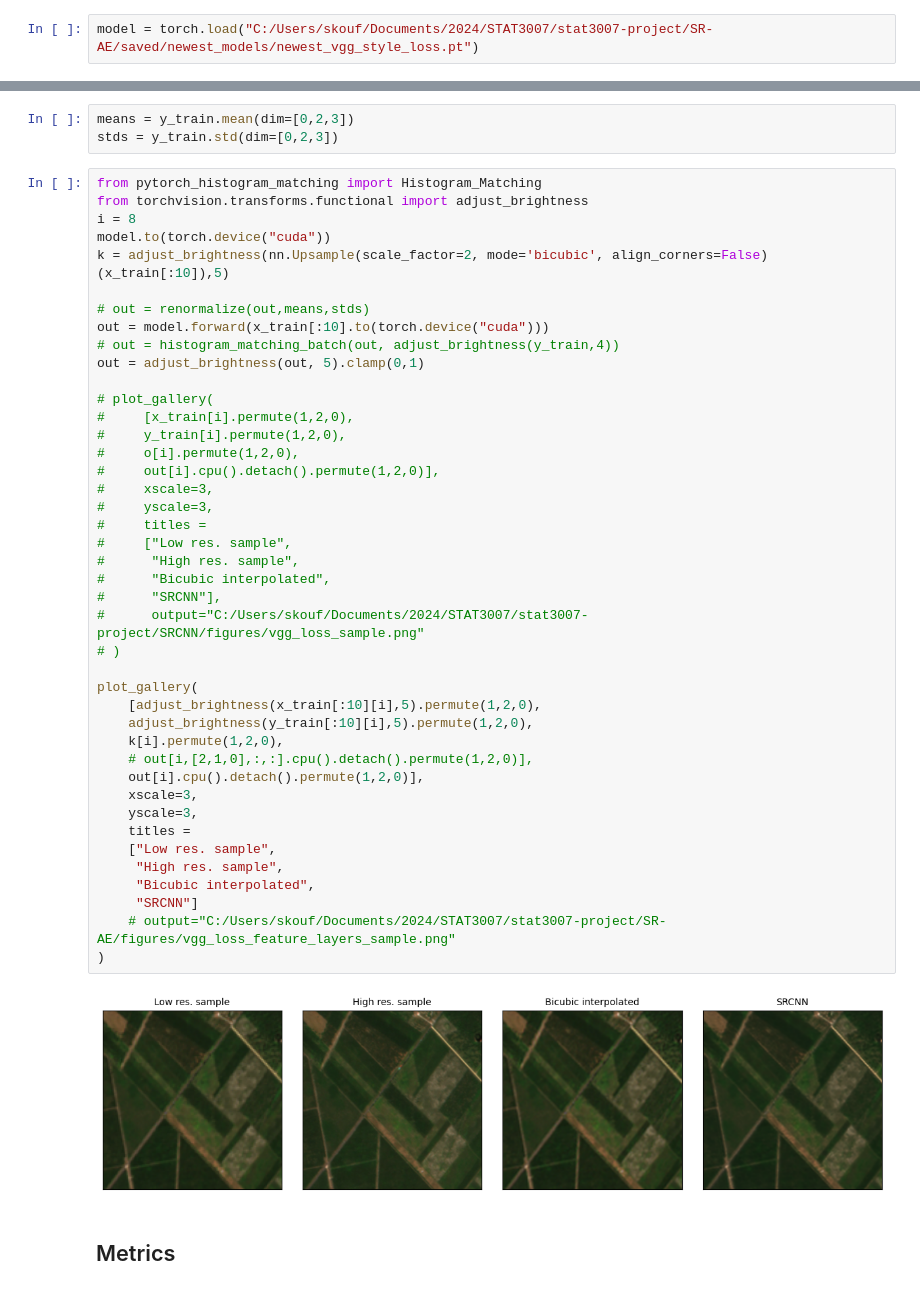
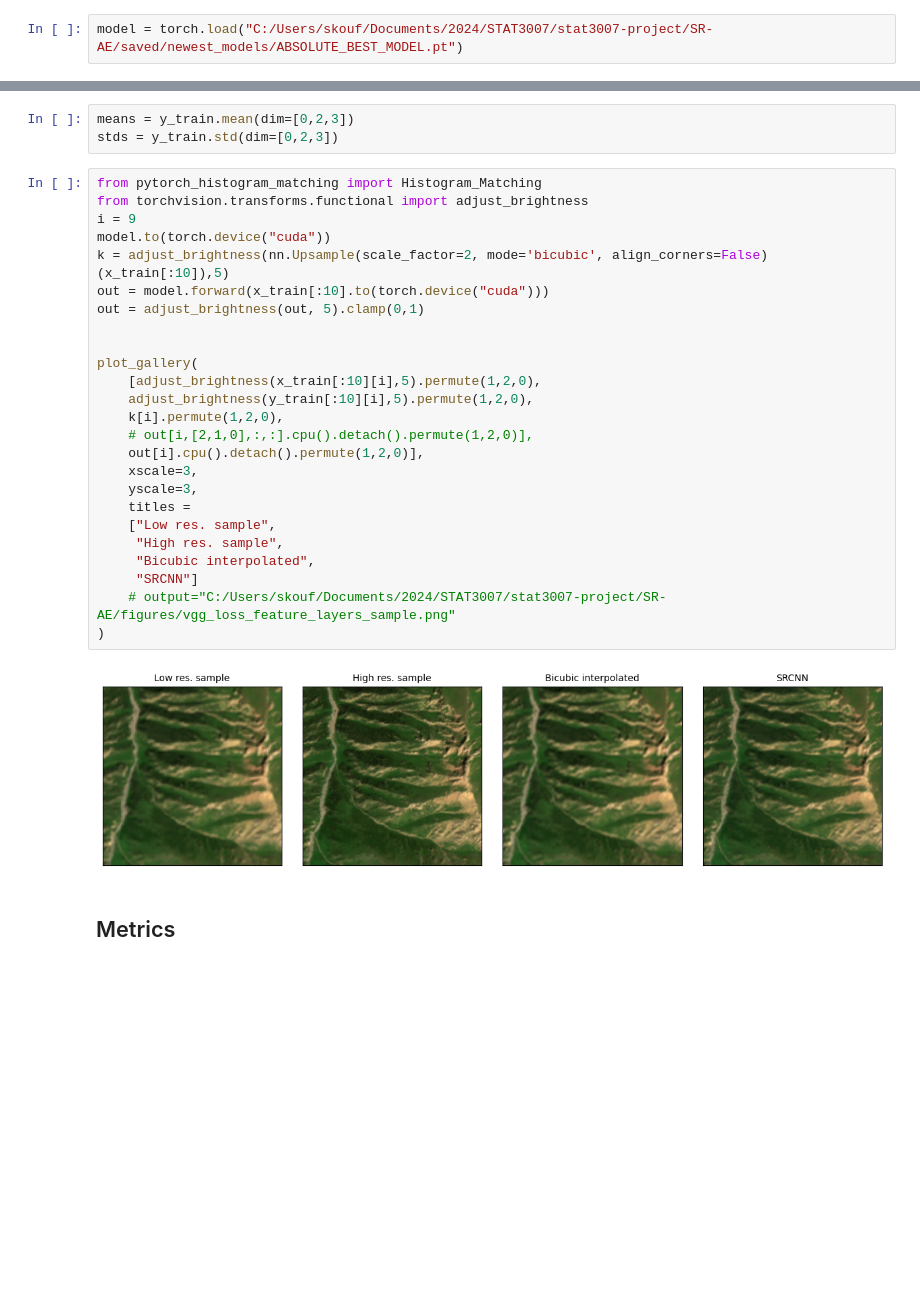
Before and after one commit to LimaoC/super-resolution-for-satellite-imagery, a Jupyter notebook: SR-AE/SRCNN_test.ipynb, the cells around one changed output, grey strips where cells are left out. Saved outputs shown, nothing was run; the diff lists cells and outputs as text; blank space fills up the shorter version.

Commit message:
fully trained model

```diff
--- a/SR-AE/SRCNN_test.ipynb
+++ b/SR-AE/SRCNN_test.ipynb
@@ -410,5 +415,5 @@ torch.save(model,"C:/Users/skouf/Documents/2024/STAT3007/stat3007-project/SR-AE/
 # %%
-model = torch.load("C:/Users/skouf/Documents/2024/STAT3007/stat3007-project/SR-AE/saved/newest_models/newest_vgg_style_loss.pt")
+model = torch.load("C:/Users/skouf/Documents/2024/STAT3007/stat3007-project/SR-AE/saved/newest_models/ABSOLUTE_BEST_MODEL.pt")
 # %% [markdown]
 ## Plotting predictions
 # %%
@@ -427,47 +432,30 @@ stds = y_train.std(dim=[0,2,3])
 # %%
 from pytorch_histogram_matching import Histogram_Matching
 from torchvision.transforms.functional import adjust_brightness
-i = 8
+i = 9
 model.to(torch.device("cuda"))
 k = adjust_brightness(nn.Upsample(scale_factor=2, mode='bicubic', align_corners=False)(x_train[:10]),5)
-
-# out = renormalize(out,means,stds)
 out = model.forward(x_train[:10].to(torch.device("cuda")))
-# out = histogram_matching_batch(out, adjust_brightness(y_train,4))
 out = adjust_brightness(out, 5).clamp(0,1)
 
-# plot_gallery(
-#     [x_train[i].permute(1,2,0),
-#     y_train[i].permute(1,2,0),
-#     o[i].permute(1,2,0),
-#     out[i].cpu().detach().permute(1,2,0)],
-#     xscale=3,
-#     yscale=3,
-#     titles =
-#     ["Low res. sample",
-#      "High res. sample",
-#      "Bicubic interpolated",
-#      "SRCNN"],
-#      output="C:/Users/skouf/Documents/2024/STAT3007/stat3007-project/SRCNN/figures/vgg_loss_sample.png"
-# )
 
 plot_gallery(
     [adjust_brightness(x_train[:10][i],5).permute(1,2,0),
     adjust_brightness(y_train[:10][i],5).permute(1,2,0),
     k[i].permute(1,2,0),
     # out[i,[2,1,0],:,:].cpu().detach().permute(1,2,0)],
     out[i].cpu().detach().permute(1,2,0)],
     xscale=3,
     yscale=3,
     titles =
     ["Low res. sample",
      "High res. sample",
      "Bicubic interpolated",
      "SRCNN"]
     # output="C:/Users/skouf/Documents/2024/STAT3007/stat3007-project/SR-AE/figures/vgg_loss_feature_layers_sample.png"
 )
 # %% [output]
-[figure, old version]
+[figure, new version]
 # %% [markdown]
 ## Metrics
 # %%
```
Also changed, not shown: parts of 7 cells of this notebook, 9 other files.
